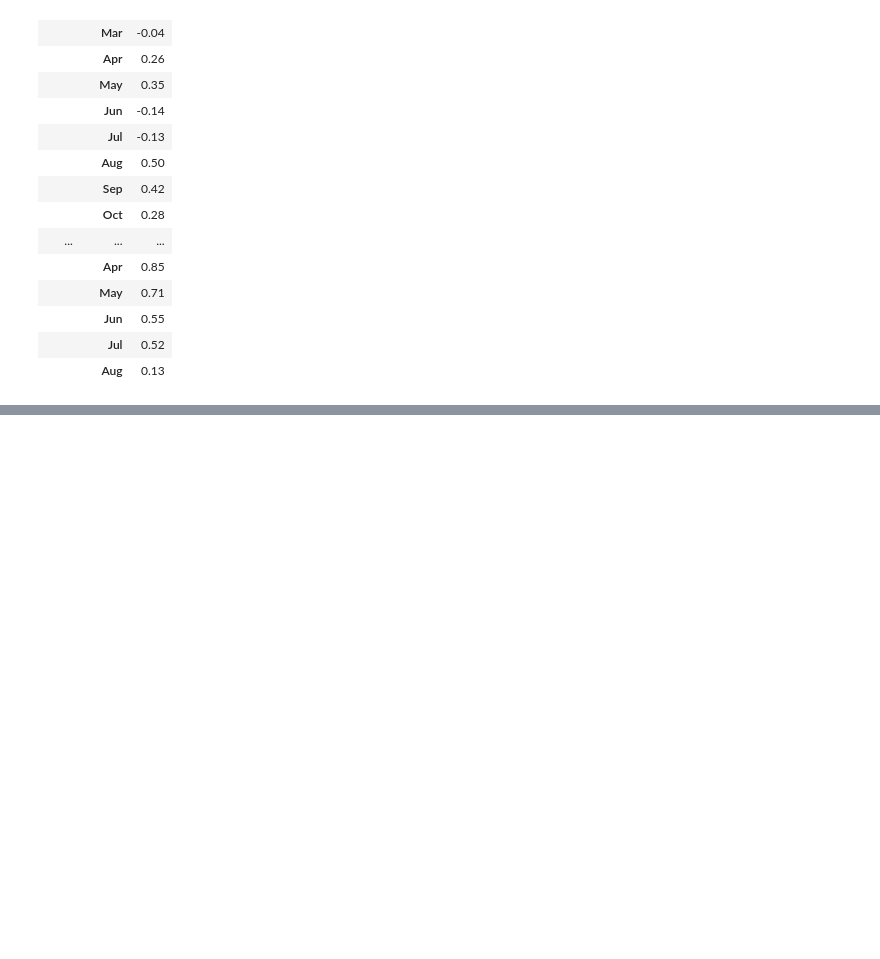
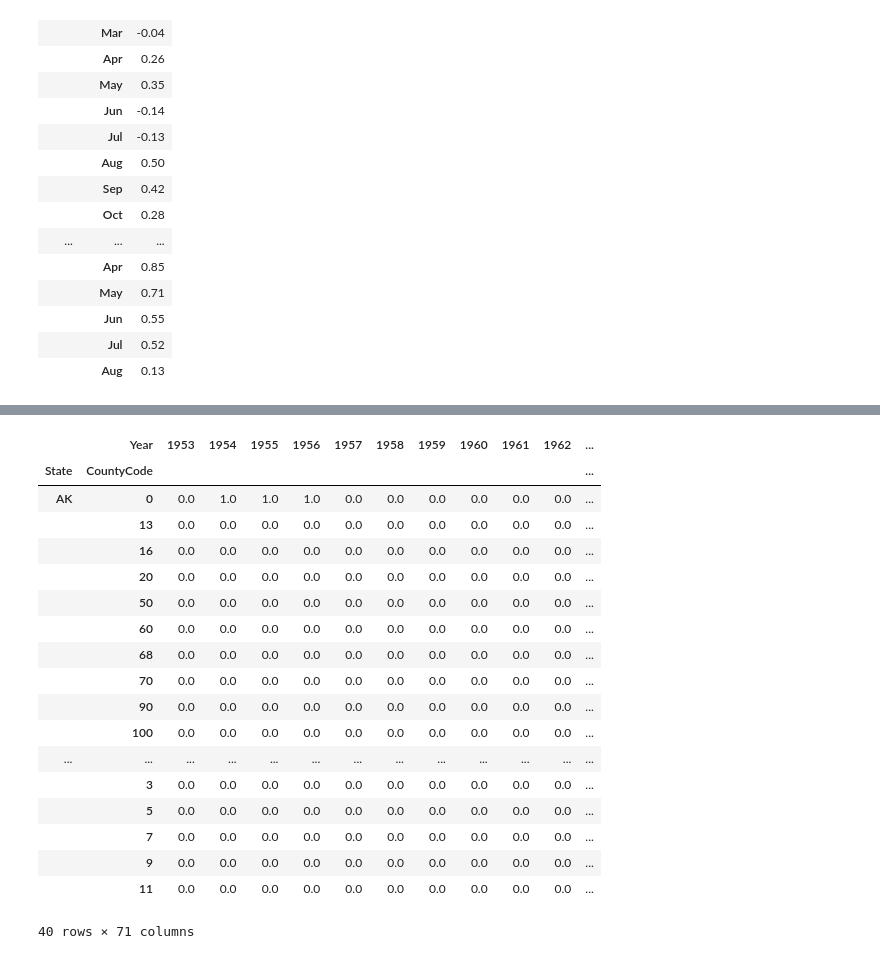
Before and after one commit to yannickpichardo/master_thesis, a Jupyter notebook: prelim_data.ipynb, the cells around one changed output, grey strips where cells are left out. Saved outputs shown, nothing was run; the diff lists cells and outputs as text; code cells hidden in the pictures; blank space fills up the shorter version.

Commit message:
Created fema_disasters long for each state and county code.

```diff
--- a/prelim_data.ipynb
+++ b/prelim_data.ipynb
@@ -221,0 +189,13 @@ FileNotFoundError: [Errno 2] No such file or directory: 'Data/ushcn_v2.5.5.20190
+# %%
+#Import data from CSV file
+fema_disasters = pd.read_csv('Data/DisasterDeclarationsSummaries.csv')
+#Quick view of data
+display(fema_disasters.head())
+# display(fema_disasters.dtypes)
+# display(fema_disasters.describe())
+#List all types of incidenType
+display(fema_disasters['incidentType'].unique())
+
+#From incidentType column, drop: 'Other', 'Human Cause', 'Terrorist' and 'Chemical' from the dataset
+non_natural_disasters = ['Other', 'Human Cause', 'Terrorist', 'Chemical']
+df_non_natural_disasters =
@@ -221,0 +217,49 @@ FileNotFoundError: [Errno 2] No such file or directory: 'Data/ushcn_v2.5.5.20190
+# %%
+#Create dataset with one column representing all the unique fipsStateCode, another column representing he fipsCountyCode and the rest of the columns representing the years from 1953 to 2023. The values in the columns will be the number of disasters in that year for that state and county.
+#Create empty dataframe
+fema_disasters_long = pd.DataFrame()
+#Create empty lists for state, county, and year
+state = []
+county = []
+year = []
+state_name = []
+#Loop through each row in the dataframe
+for index, row in fema_disasters.iterrows():
+    #Append the state, county, and year to the corresponding list
+    state.append(row['fipsStateCode'])
+    state_name.append(row['state'])
+    county.append(row['fipsCountyCode'])
+    year.append(row['fyDeclared'])
+#Add the lists to the dataframe
+fema_disasters_long['StateCode'] = state
+fema_disasters_long['State'] = state_name
+fema_disasters_long['CountyCode'] = county
+fema_disasters_long['Year'] = year
+#Group by state, county, and year and count the number of disasters
+fema_disasters_long = fema_disasters_long.groupby(['State', 'CountyCode', 'Year']).size().reset_index(name='Disasters')
+#Create a pivot table with state and county as the index, year as the columns, and disasters as the values
+fema_disasters_long = fema_disasters_long.pivot_table(index=['State', 'CountyCode'], columns='Year', values='Disasters')
+#Fill NaN values with 0
+fema_disasters_long = fema_disasters_long.fillna(0)
+
+display(fema_disasters_long.head(40))
+# %% [output]
+|  | Year | 1953 | 1954 | 1955 | 1956 | 1957 | 1958 | 1959 | 1960 | 1961 | 1962 | ... |
+| State | CountyCode |  |  |  |  |  |  |  |  |  |  | ... |
+| AK | 0 | 0.0 | 1.0 | 1.0 | 1.0 | 0.0 | 0.0 | 0.0 | 0.0 | 0.0 | 0.0 | ... |
+|  | 13 | 0.0 | 0.0 | 0.0 | 0.0 | 0.0 | 0.0 | 0.0 | 0.0 | 0.0 | 0.0 | ... |
+|  | 16 | 0.0 | 0.0 | 0.0 | 0.0 | 0.0 | 0.0 | 0.0 | 0.0 | 0.0 | 0.0 | ... |
+|  | 20 | 0.0 | 0.0 | 0.0 | 0.0 | 0.0 | 0.0 | 0.0 | 0.0 | 0.0 | 0.0 | ... |
+|  | 50 | 0.0 | 0.0 | 0.0 | 0.0 | 0.0 | 0.0 | 0.0 | 0.0 | 0.0 | 0.0 | ... |
+|  | 60 | 0.0 | 0.0 | 0.0 | 0.0 | 0.0 | 0.0 | 0.0 | 0.0 | 0.0 | 0.0 | ... |
+|  | 68 | 0.0 | 0.0 | 0.0 | 0.0 | 0.0 | 0.0 | 0.0 | 0.0 | 0.0 | 0.0 | ... |
+|  | 70 | 0.0 | 0.0 | 0.0 | 0.0 | 0.0 | 0.0 | 0.0 | 0.0 | 0.0 | 0.0 | ... |
+|  | 90 | 0.0 | 0.0 | 0.0 | 0.0 | 0.0 | 0.0 | 0.0 | 0.0 | 0.0 | 0.0 | ... |
+|  | 100 | 0.0 | 0.0 | 0.0 | 0.0 | 0.0 | 0.0 | 0.0 | 0.0 | 0.0 | 0.0 | ... |
+| ... | ... | ... | ... | ... | ... | ... | ... | ... | ... | ... | ... | ... |
+|  | 3 | 0.0 | 0.0 | 0.0 | 0.0 | 0.0 | 0.0 | 0.0 | 0.0 | 0.0 | 0.0 | ... |
+|  | 5 | 0.0 | 0.0 | 0.0 | 0.0 | 0.0 | 0.0 | 0.0 | 0.0 | 0.0 | 0.0 | ... |
+|  | 7 | 0.0 | 0.0 | 0.0 | 0.0 | 0.0 | 0.0 | 0.0 | 0.0 | 0.0 | 0.0 | ... |
+|  | 9 | 0.0 | 0.0 | 0.0 | 0.0 | 0.0 | 0.0 | 0.0 | 0.0 | 0.0 | 0.0 | ... |
+|  | 11 | 0.0 | 0.0 | 0.0 | 0.0 | 0.0 | 0.0 | 0.0 | 0.0 | 0.0 | 0.0 | ... |
+40 rows × 71 columns
```
Also changed, not shown: parts of 12 cells of this notebook, 6 other files.
